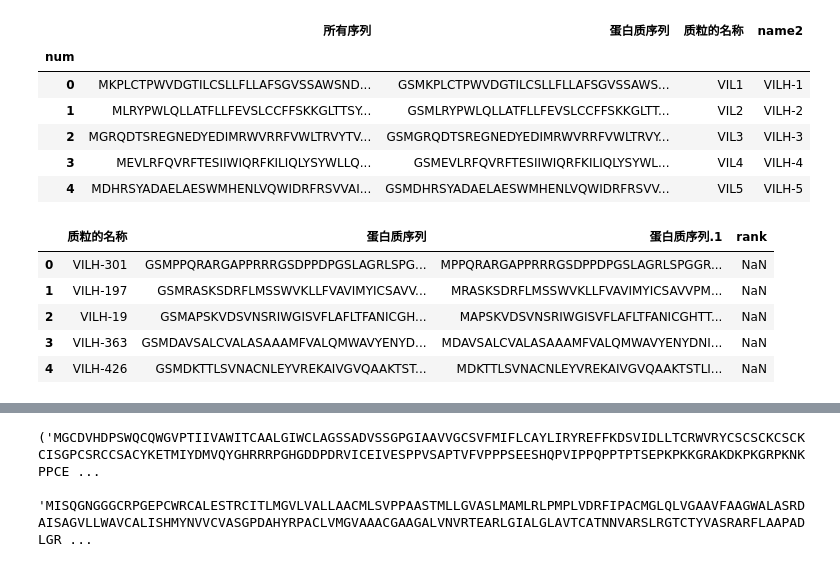
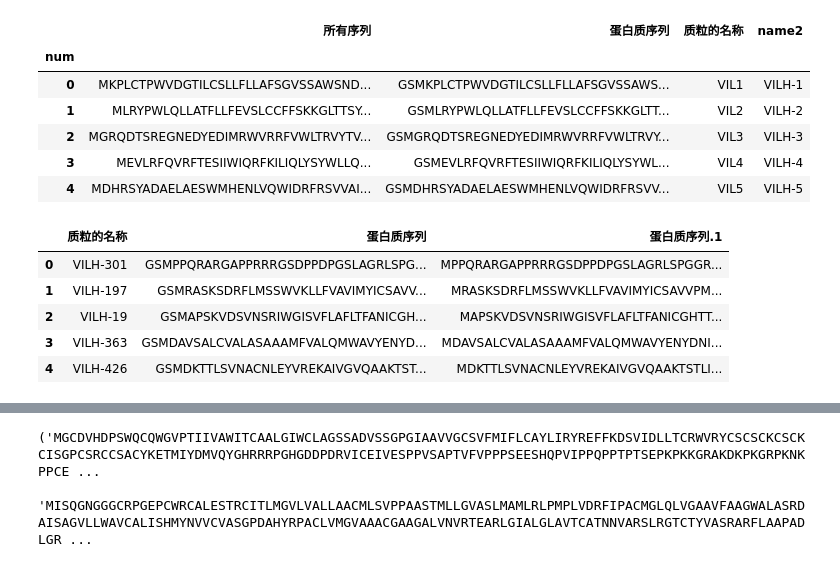
Before and after one commit to tyfei0216/ionChannel, a Jupyter notebook: buildActiveLearningDataset.ipynb, the cells around one changed output, grey strips where cells are left out. Saved outputs shown, nothing was run; the diff lists cells and outputs as text; code cells hidden in the pictures.

```diff
--- a/buildActiveLearningDataset.ipynb
+++ b/buildActiveLearningDataset.ipynb
@@ -340,16 +417,17 @@ df.head()
 # %%
 dfexp = pd.read_excel("./temp/1210_对应信息.xlsx", sheet_name="Sheet1")
 # dfexp["new"] = dfexp["蛋白质序列.1"].map(df["new"])
 dfexp2 = pd.read_excel("./temp/1210_对应信息.xlsx", sheet_name="Sheet2")
+dfexp2 = dfexp2.sort_values("final_p", ascending=False)
 dfexp2["rank"] = range(len(dfexp2))
-dfexp2["rank"] = -dfexp2["rank"]
-dfexp["rank"] = dfexp["质粒的名称"].map(dfexp2.set_index("Name")["rank"])
-dfexp = dfexp.sort_values("rank")
+# dfexp2["rank"] = -dfexp2["rank"]
+# dfexp["rank"] = dfexp["质粒的名称"].map(dfexp2.set_index("Name")["rank"])
+# dfexp = dfexp.sort_values("rank")
 dfexp.head()
 # %% [output]
-|  | 质粒的名称 | 蛋白质序列 | 蛋白质序列.1 | rank |
-| 0 | VILH-301 | GSMPPQRARGAPPRRRGSDPPDPGSLAGRLSPG... | MPPQRARGAPPRRRGSDPPDPGSLAGRLSPGGR... | NaN |
-| 1 | VILH-197 | GSMRASKSDRFLMSSWVKLLFVAVIMYICSAVV... | MRASKSDRFLMSSWVKLLFVAVIMYICSAVVPM... | NaN |
-| 2 | VILH-19 | GSMAPSKVDSVNSRIWGISVFLAFLTFANICGH... | MAPSKVDSVNSRIWGISVFLAFLTFANICGHTT... | NaN |
-| 3 | VILH-363 | GSMDAVSALCVALASAAAMFVALQMWAVYENYD... | MDAVSALCVALASAAAMFVALQMWAVYENYDNI... | NaN |
-| 4 | VILH-426 | GSMDKTTLSVNACNLEYVREKAIVGVQAAKTST... | MDKTTLSVNACNLEYVREKAIVGVQAAKTSTLI... | NaN |
+|  | 质粒的名称 | 蛋白质序列 | 蛋白质序列.1 |
+| 0 | VILH-301 | GSMPPQRARGAPPRRRGSDPPDPGSLAGRLSPG... | MPPQRARGAPPRRRGSDPPDPGSLAGRLSPGGR... |
+| 1 | VILH-197 | GSMRASKSDRFLMSSWVKLLFVAVIMYICSAVV... | MRASKSDRFLMSSWVKLLFVAVIMYICSAVVPM... |
+| 2 | VILH-19 | GSMAPSKVDSVNSRIWGISVFLAFLTFANICGH... | MAPSKVDSVNSRIWGISVFLAFLTFANICGHTT... |
+| 3 | VILH-363 | GSMDAVSALCVALASAAAMFVALQMWAVYENYD... | MDAVSALCVALASAAAMFVALQMWAVYENYDNI... |
+| 4 | VILH-426 | GSMDKTTLSVNACNLEYVREKAIVGVQAAKTST... | MDKTTLSVNACNLEYVREKAIVGVQAAKTSTLI... |
```
Also changed, not shown: parts of 21 cells of this notebook, 4 other files.
